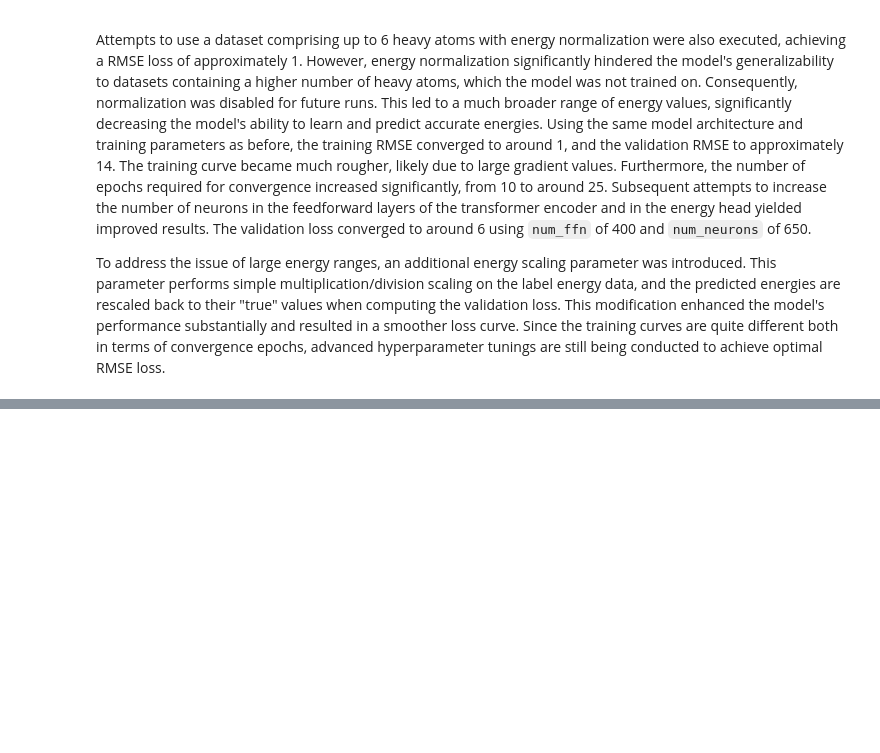
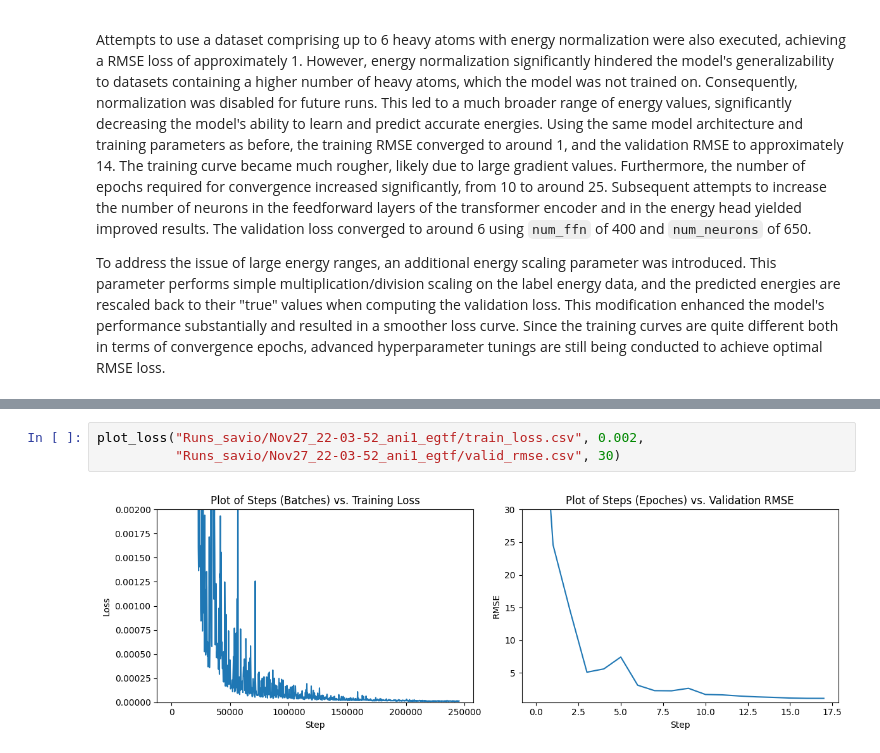
Before and after one commit to Curtis-Wu/Equivariant-Graph-Transformer, a Jupyter notebook: main.ipynb, the cells around one changed output, grey strips where cells are left out. Drawn from its saved outputs; the diff is of its cells as text; blank space fills up the shorter version.

```diff
--- a/main.ipynb
+++ b/main.ipynb
@@ -1119,0 +1174,5 @@ plot_loss("Runs_savio/Nov26_21-03-49_ani1_egtf/train_loss.csv", 0.005,
+# %%
+plot_loss("Runs_savio/Nov27_22-03-52_ani1_egtf/train_loss.csv", 0.002,
+          "Runs_savio/Nov27_22-03-52_ani1_egtf/valid_rmse.csv", 30)
+# %% [output]
+[figure, added]
```
Also changed, not shown: parts of 7 cells of this notebook, 7 other files.
